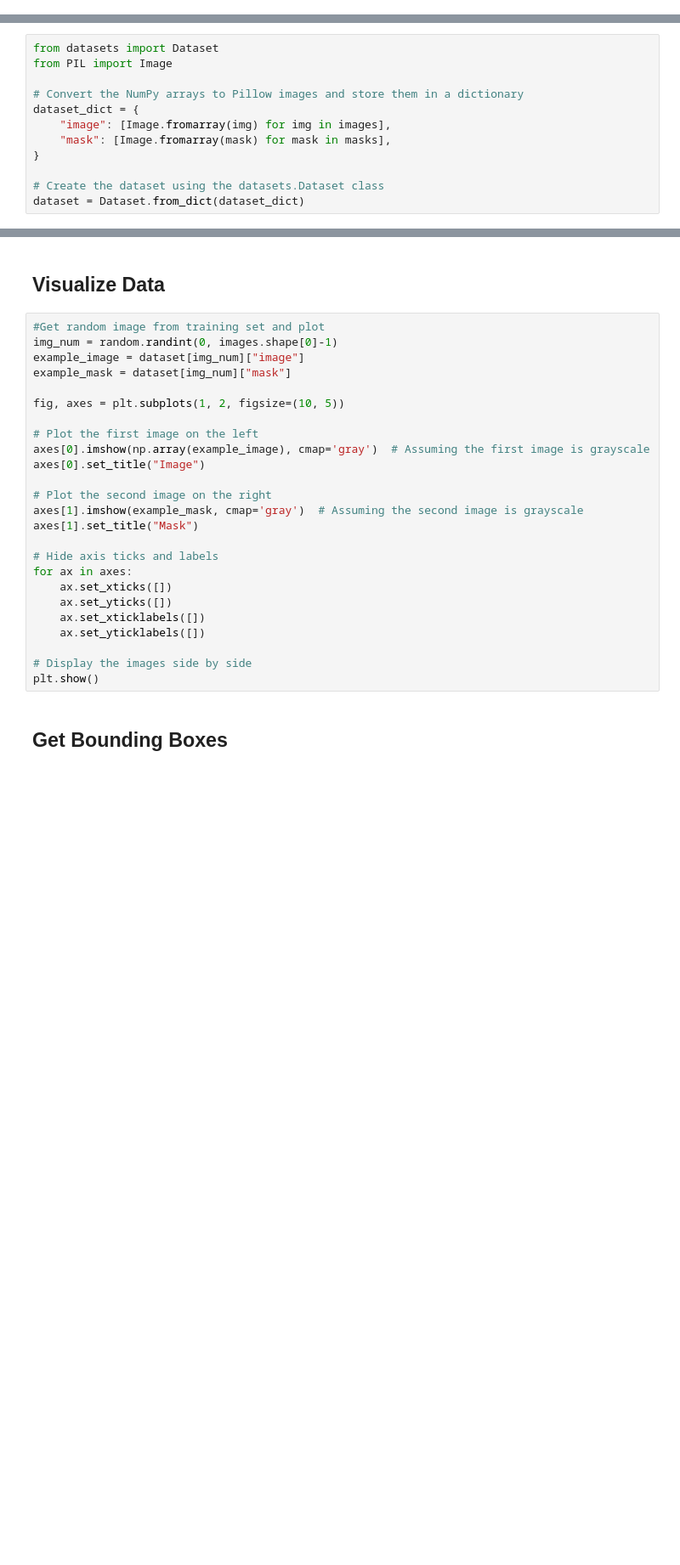
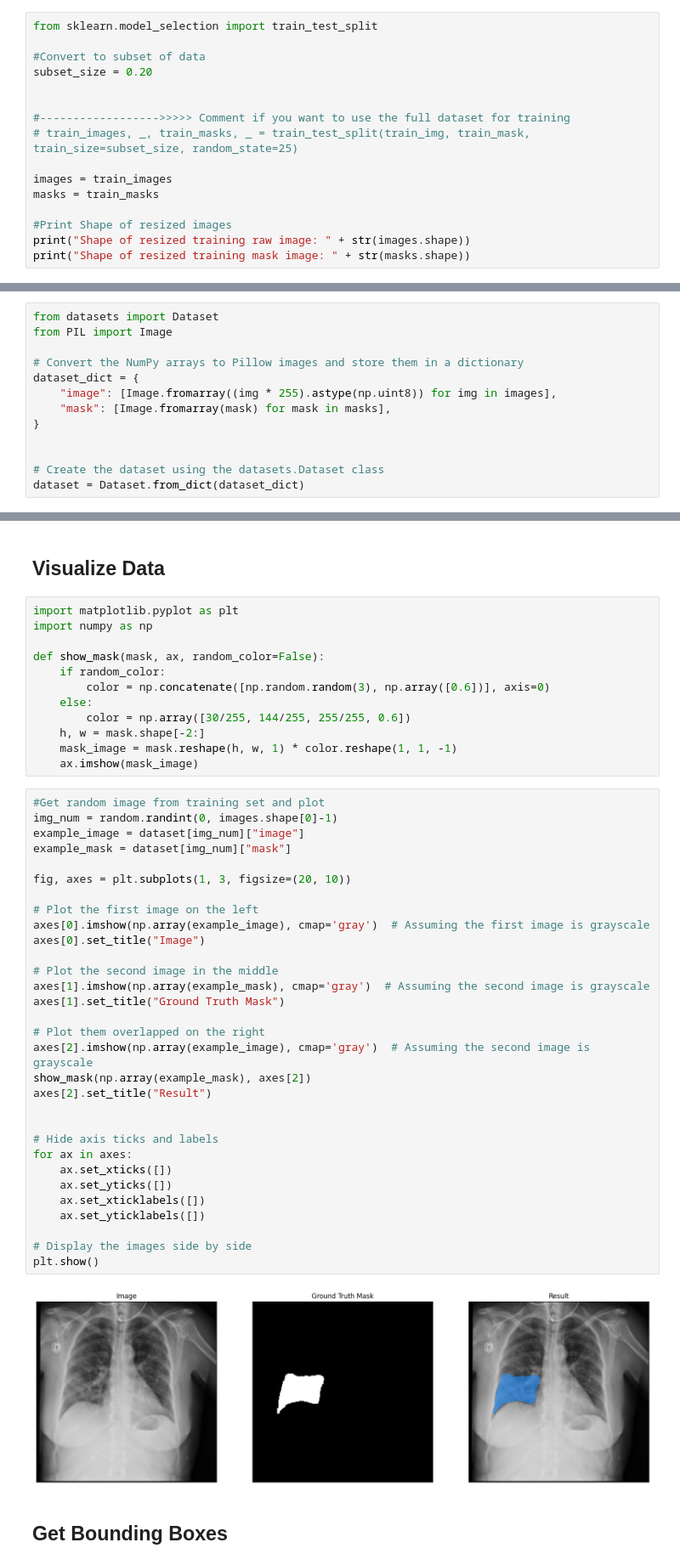
Before and after one commit to Josh396s/Semantic_Segmentation_Research, a Jupyter notebook: SAM/Basic_SAM.ipynb, the cells around one changed output, grey strips where cells are left out. Shown at 85% size. Drawn from its saved outputs; the diff is of its cells as text; blank space fills up the shorter version.

Commit message:
Baseline Model working

```diff
--- a/SAM/Basic_SAM.ipynb
+++ b/SAM/Basic_SAM.ipynb
@@ -113,0 +95,16 @@ Shape of resized masks: (4226, 256, 256)
+# %%
+from sklearn.model_selection import train_test_split
+
+#Convert to subset of data
+subset_size = 0.20
+
+
+#------------------>>>>> Comment if you want to use the full dataset for training
+# train_images, _, train_masks, _ = train_test_split(train_img, train_mask, train_size=subset_size, random_state=25)
+
+images = train_images
+masks = train_masks
+
+#Print Shape of resized images
+print("Shape of resized training raw image: " + str(images.shape))
+print("Shape of resized training mask image: " + str(masks.shape))
@@ -119,9 +119,10 @@ from PIL import Image
 
 # Convert the NumPy arrays to Pillow images and store them in a dictionary
 dataset_dict = {
-    "image": [Image.fromarray(img) for img in images],
+    "image": [Image.fromarray((img * 255).astype(np.uint8)) for img in images],
     "mask": [Image.fromarray(mask) for mask in masks],
 }
 
+
 # Create the dataset using the datasets.Dataset class
 dataset = Dataset.from_dict(dataset_dict)
@@ -133,30 +138,50 @@ print("Dataset Info:\n" + str(dataset))
 # %% [markdown]
 ## Visualize Data
+# %%
+import matplotlib.pyplot as plt
+import numpy as np
+
+def show_mask(mask, ax, random_color=False):
+    if random_color:
+        color = np.concatenate([np.random.random(3), np.array([0.6])], axis=0)
+    else:
+        color = np.array([30/255, 144/255, 255/255, 0.6])
+    h, w = mask.shape[-2:]
+    mask_image = mask.reshape(h, w, 1) * color.reshape(1, 1, -1)
+    ax.imshow(mask_image)
 # %%
 #Get random image from training set and plot
 img_num = random.randint(0, images.shape[0]-1)
 example_image = dataset[img_num]["image"]
 example_mask = dataset[img_num]["mask"]
 
-fig, axes = plt.subplots(1, 2, figsize=(10, 5))
+fig, axes = plt.subplots(1, 3, figsize=(20, 10))
 
 # Plot the first image on the left
 axes[0].imshow(np.array(example_image), cmap='gray')  # Assuming the first image is grayscale
 axes[0].set_title("Image")
 
-# Plot the second image on the right
-axes[1].imshow(example_mask, cmap='gray')  # Assuming the second image is grayscale
-axes[1].set_title("Mask")
+# Plot the second image in the middle
+axes[1].imshow(np.array(example_mask), cmap='gray')  # Assuming the second image is grayscale
+axes[1].set_title("Ground Truth Mask")
+
+# Plot them overlapped on the right
+axes[2].imshow(np.array(example_image), cmap='gray')  # Assuming the second image is grayscale
+show_mask(np.array(example_mask), axes[2])
+axes[2].set_title("Result")
+
 
 # Hide axis ticks and labels
 for ax in axes:
     ax.set_xticks([])
     ax.set_yticks([])
     ax.set_xticklabels([])
     ax.set_yticklabels([])
 
 # Display the images side by side
 plt.show()
+# %% [output]
+[figure, added]
 # %% [markdown]
 ## Get Bounding Boxes
 # %%
```
Also changed, not shown: parts of 33 cells of this notebook.
